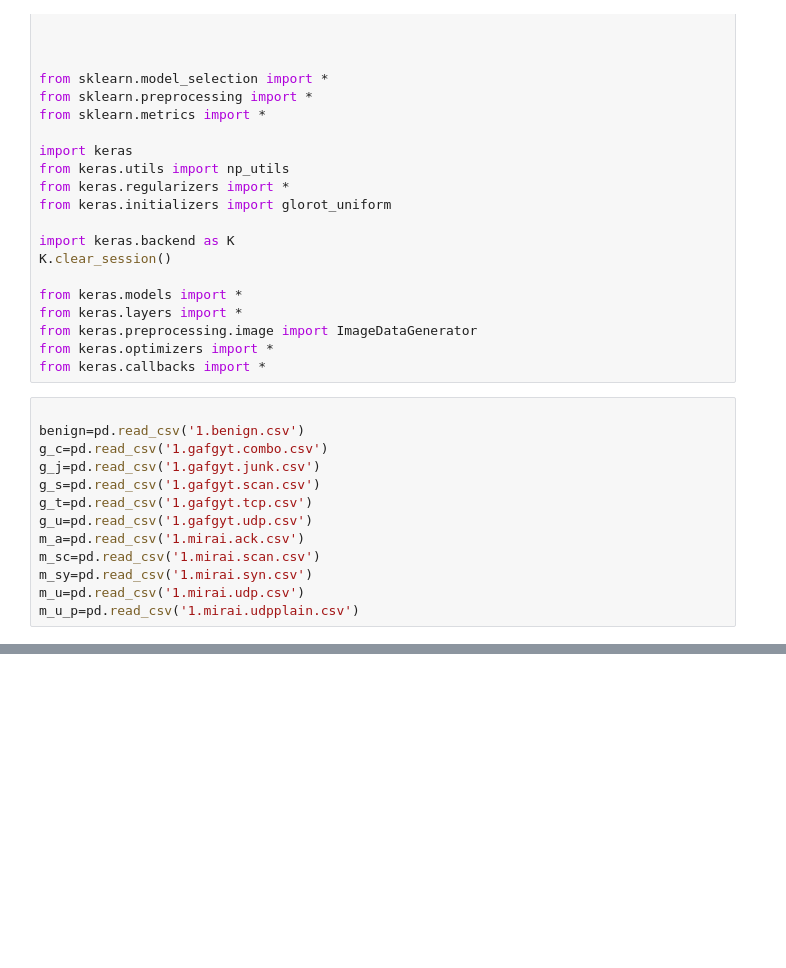
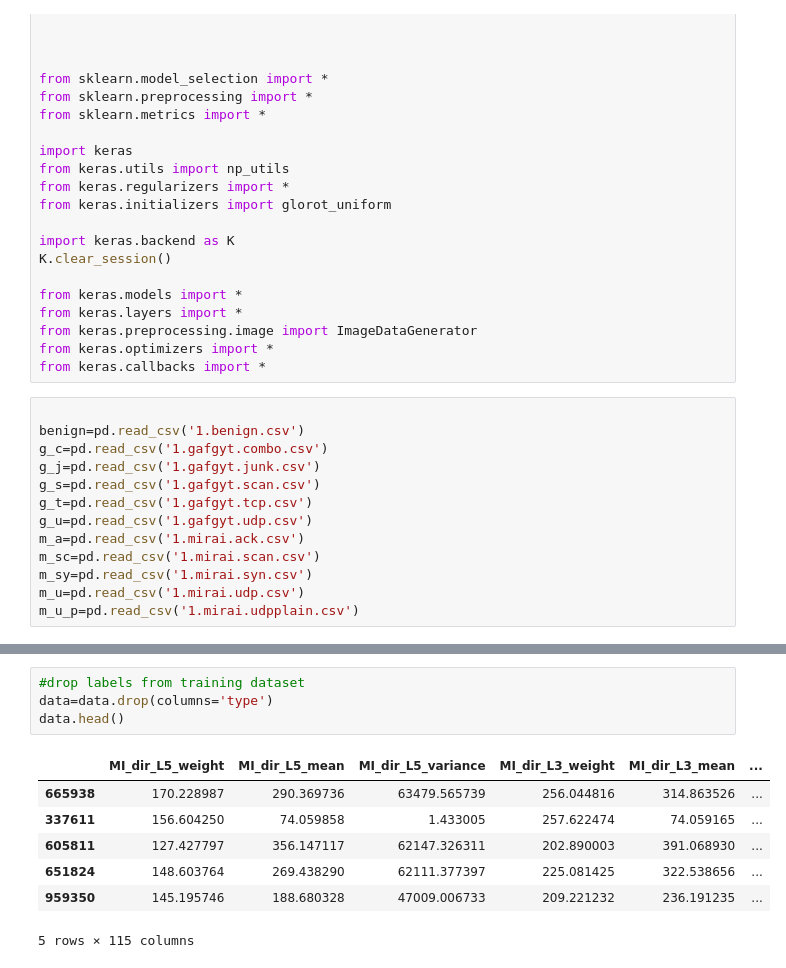
Before and after one commit to yasinicl/IoT-Intrusion-Detection, a Jupyter notebook: cnn+lstm.ipynb, the cells around one changed output, grey strips where cells are left out. Saved outputs shown, nothing was run; the diff lists cells and outputs as text; blank space fills up the shorter version.

```diff
--- a/cnn+lstm.ipynb
+++ b/cnn+lstm.ipynb
@@ -45,0 +105,12 @@ m_u_p=pd.read_csv('1.mirai.udpplain.csv')
+# %%
+#drop labels from training dataset
+data=data.drop(columns='type')
+data.head()
+# %% [output]
+|  | MI_dir_L5_weight | MI_dir_L5_mean | MI_dir_L5_variance | MI_dir_L3_weight | MI_dir_L3_mean | ... |
+| 665938 | 170.228987 | 290.369736 | 63479.565739 | 256.044816 | 314.863526 | ... |
+| 337611 | 156.604250 | 74.059858 | 1.433005 | 257.622474 | 74.059165 | ... |
+| 605811 | 127.427797 | 356.147117 | 62147.326311 | 202.890003 | 391.068930 | ... |
+| 651824 | 148.603764 | 269.438290 | 62111.377397 | 225.081425 | 322.538656 | ... |
+| 959350 | 145.195746 | 188.680328 | 47009.006733 | 209.221232 | 236.191235 | ... |
+5 rows × 115 columns
```
Also changed, not shown: parts of 11 cells of this notebook.
